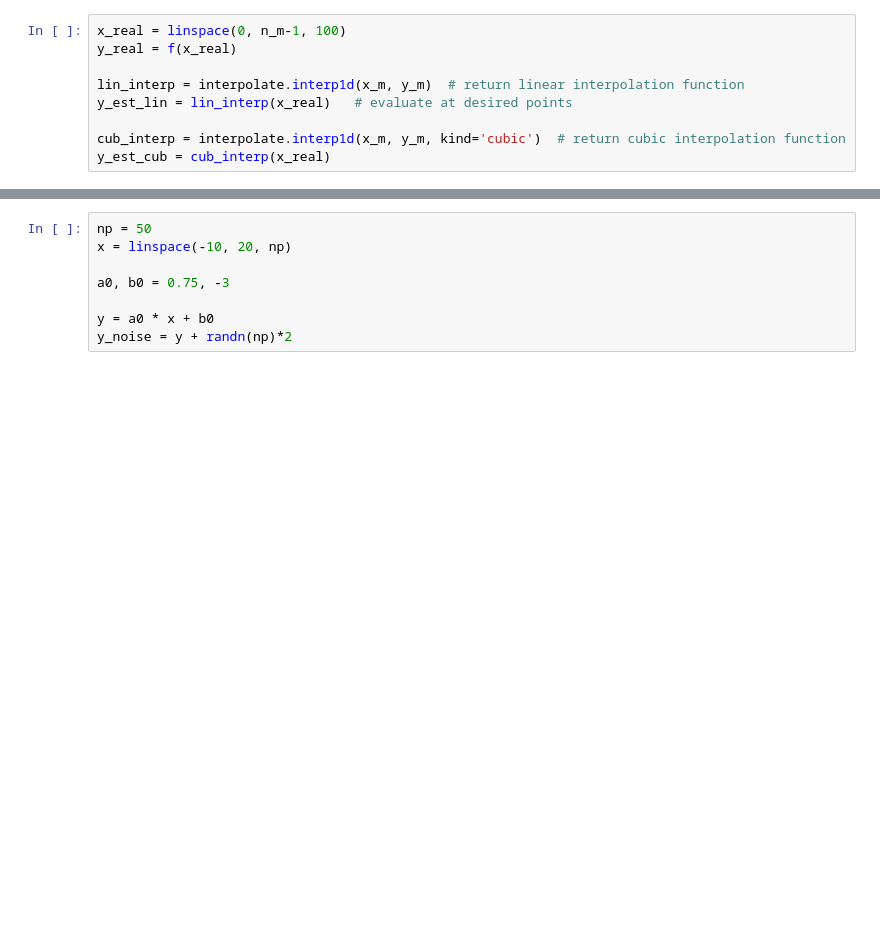
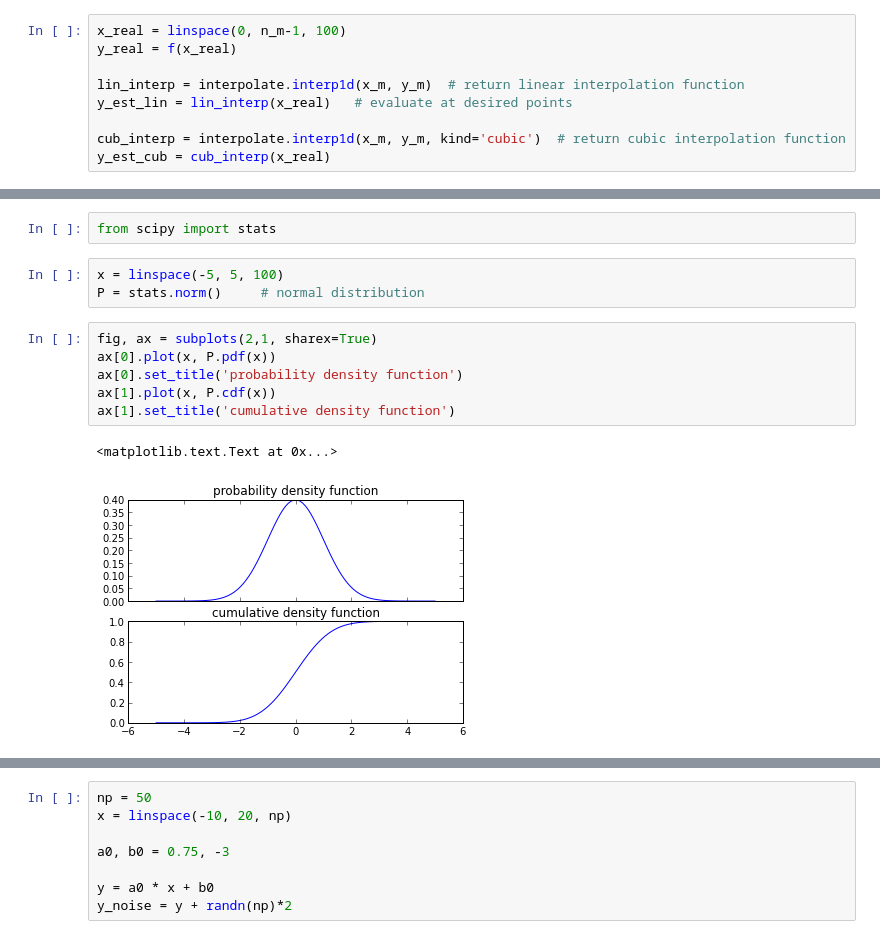
Before and after one commit to vanzaj/pyconsg2013-tut, a Jupyter notebook: ipynb/03_Applications.ipynb, the cells around one changed output, grey strips where cells are left out. Drawn from its saved outputs; the diff is of its cells as text; blank space fills up the shorter version.

```diff
--- a/ipynb/03_Applications.ipynb
+++ b/ipynb/03_Applications.ipynb
@@ -36,0 +43,14 @@ legend(loc='lower left')
+# %%
+from scipy import stats
+# %%
+x = linspace(-5, 5, 100)
+P = stats.norm()     # normal distribution
+# %%
+fig, ax = subplots(2,1, sharex=True)
+ax[0].plot(x, P.pdf(x))
+ax[0].set_title('probability density function')
+ax[1].plot(x, P.cdf(x))
+ax[1].set_title('cumulative density function')
+# %% [output]
+<matplotlib.text.Text at 0x...>
+[figure, added]
```
Also changed, not shown: parts of 18 cells of this notebook.
